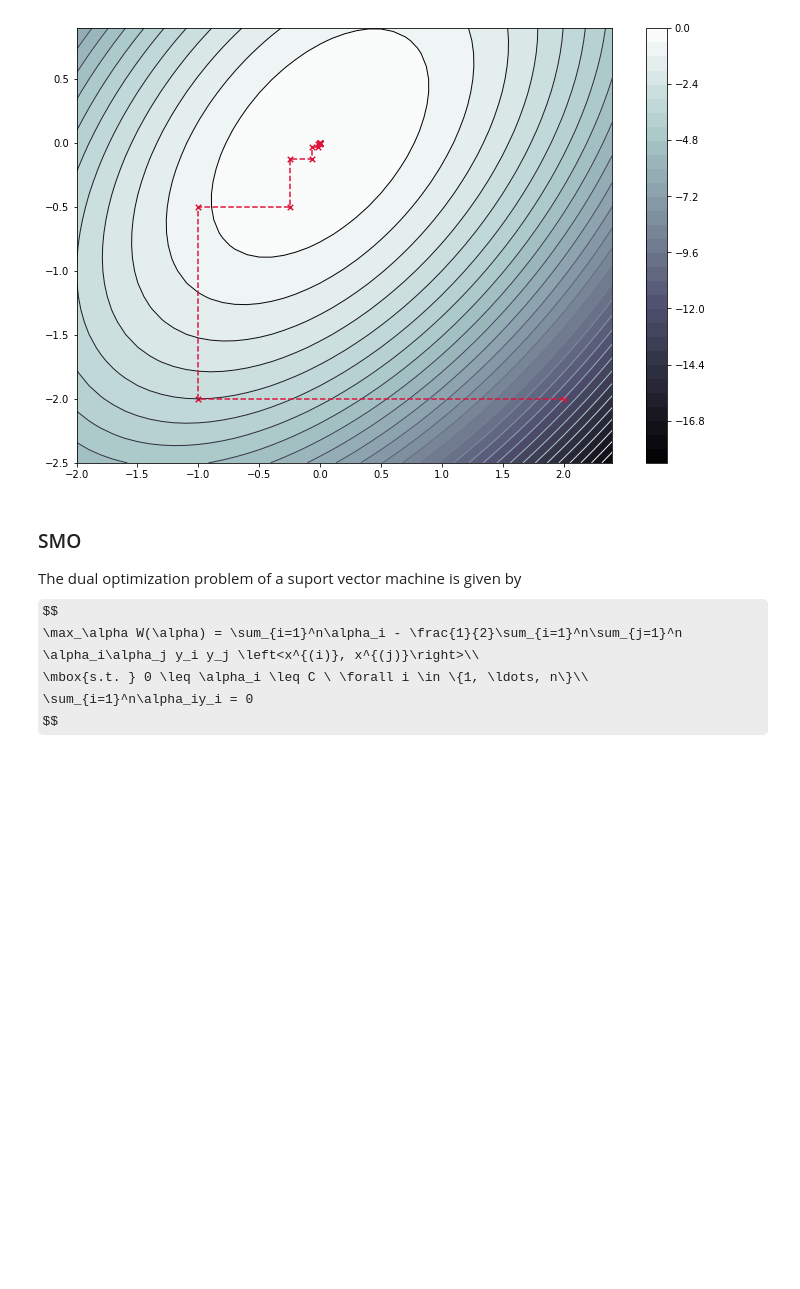
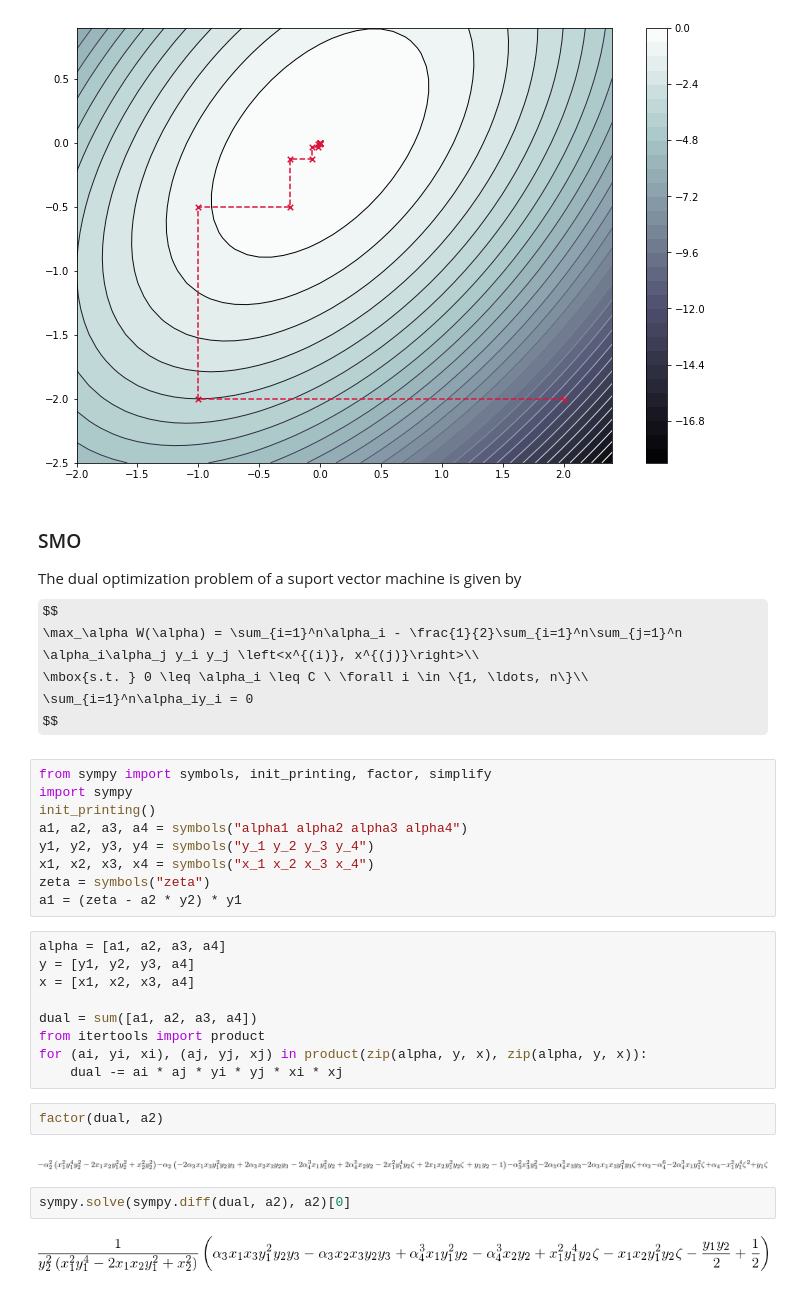
Before and after one commit to gerdm/machine_learning, a Jupyter notebook: implementations/svm/svm_notebook.ipynb, the cells around one changed output. Saved outputs shown, nothing was run; the diff lists cells and outputs as text; some formulas as TeX source; blank space fills up the shorter version.

Commit message:
add quadratic function of alpha2 for the SMO

```diff
--- a/implementations/svm/svm_notebook.ipynb
+++ b/implementations/svm/svm_notebook.ipynb
@@ -49,3 +49,29 @@ $$
     \mbox{s.t. } 0 \leq \alpha_i \leq C \ \forall i \in \{1, \ldots, n\}\\
     \sum_{i=1}^n\alpha_iy_i = 0
 $$
+# %%
+from sympy import symbols, init_printing, factor, simplify
+import sympy
+init_printing()
+a1, a2, a3, a4 = symbols("alpha1 alpha2 alpha3 alpha4")
+y1, y2, y3, y4 = symbols("y_1 y_2 y_3 y_4")
+x1, x2, x3, x4 = symbols("x_1 x_2 x_3 x_4")
+zeta = symbols("zeta")
+a1 = (zeta - a2 * y2) * y1
+# %%
+alpha = [a1, a2, a3, a4]
+y = [y1, y2, y3, a4]
+x = [x1, x2, x3, a4]
+
+dual = sum([a1, a2, a3, a4])
+from itertools import product
+for (ai, yi, xi), (aj, yj, xj) in product(zip(alpha, y, x), zip(alpha, y, x)):
+    dual -= ai * aj * yi * yj * xi * xj
+# %%
+factor(dual, a2)
+# %% [output]
+[figure, added]
+# %%
+sympy.solve(sympy.diff(dual, a2), a2)[0]
+# %% [output]
+[figure, added]
```
